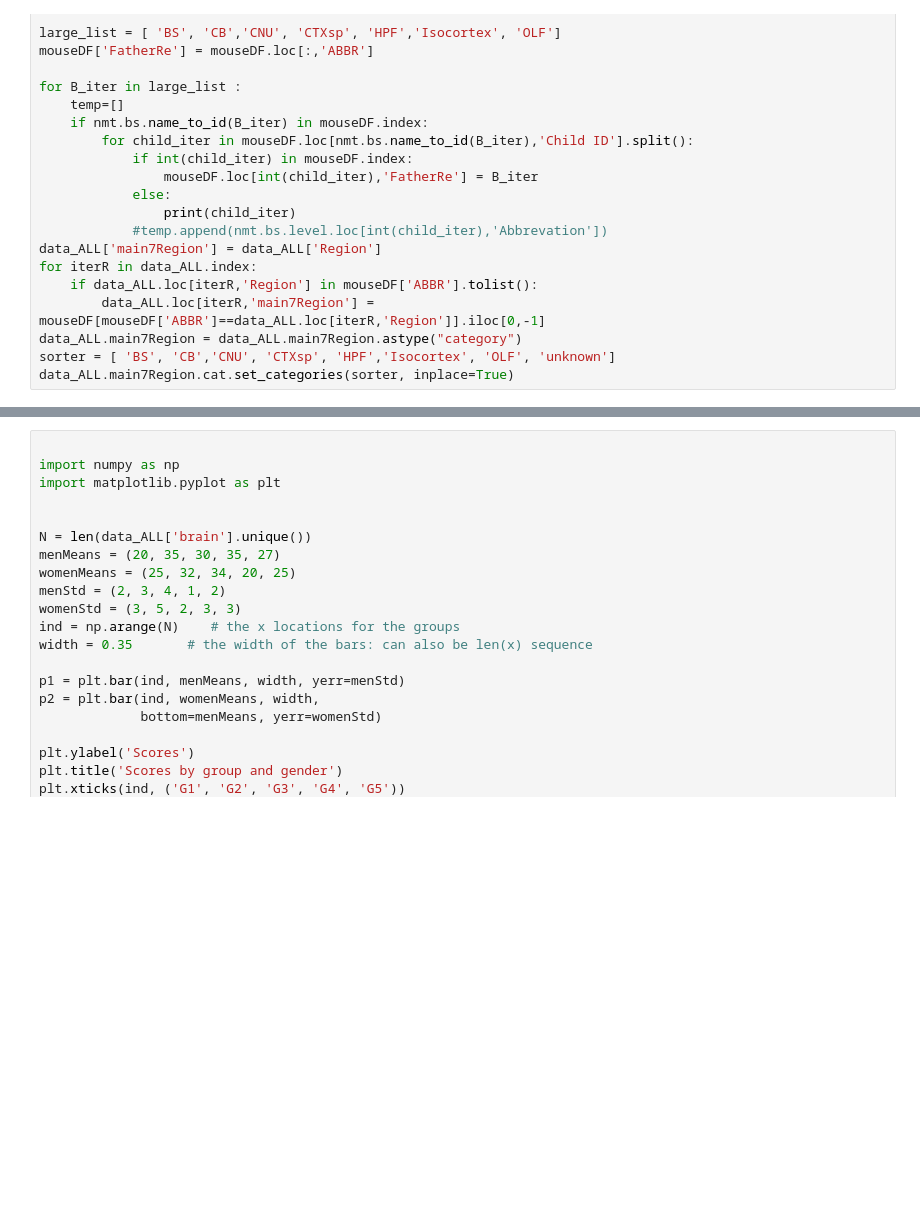
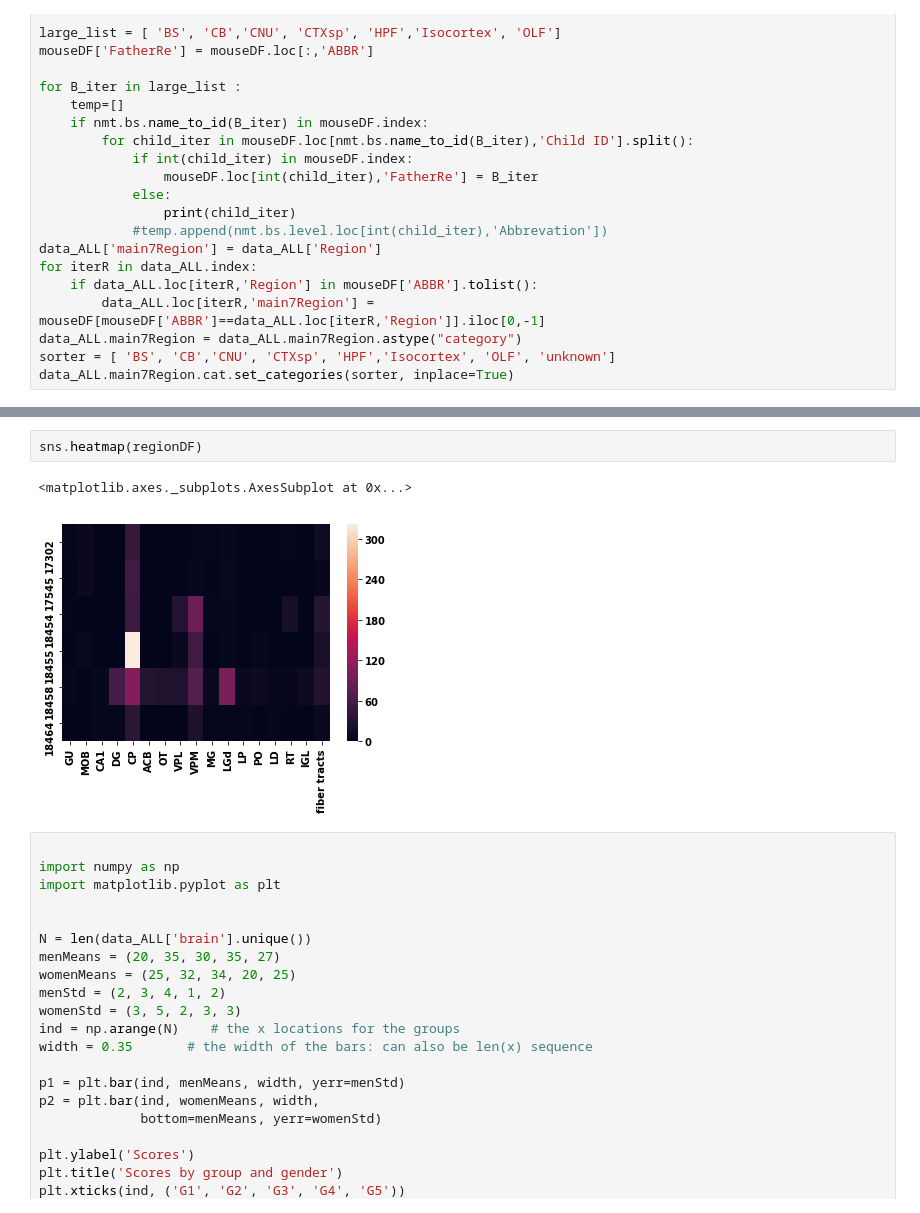
Before and after one commit to zijun-zhao/NMTcode, a Jupyter notebook: Code/Analyze_SD.ipynb, the cells around one changed output, grey strips where cells are left out. Drawn from its saved outputs; the diff is of its cells as text; blank space fills up the shorter version.

```diff
--- a/Code/Analyze_SD.ipynb
+++ b/Code/Analyze_SD.ipynb
@@ -195,3 +204,8 @@ SyntaxError: unexpected EOF while parsing (<ipython-input-49-790ad959dd67>, line
+# %%
+sns.heatmap(regionDF)
+# %% [output]
+<matplotlib.axes._subplots.AxesSubplot at 0x...>
+[figure, added]
 # %%
 
 import numpy as np
```
Also changed, not shown: parts of 19 cells of this notebook.
